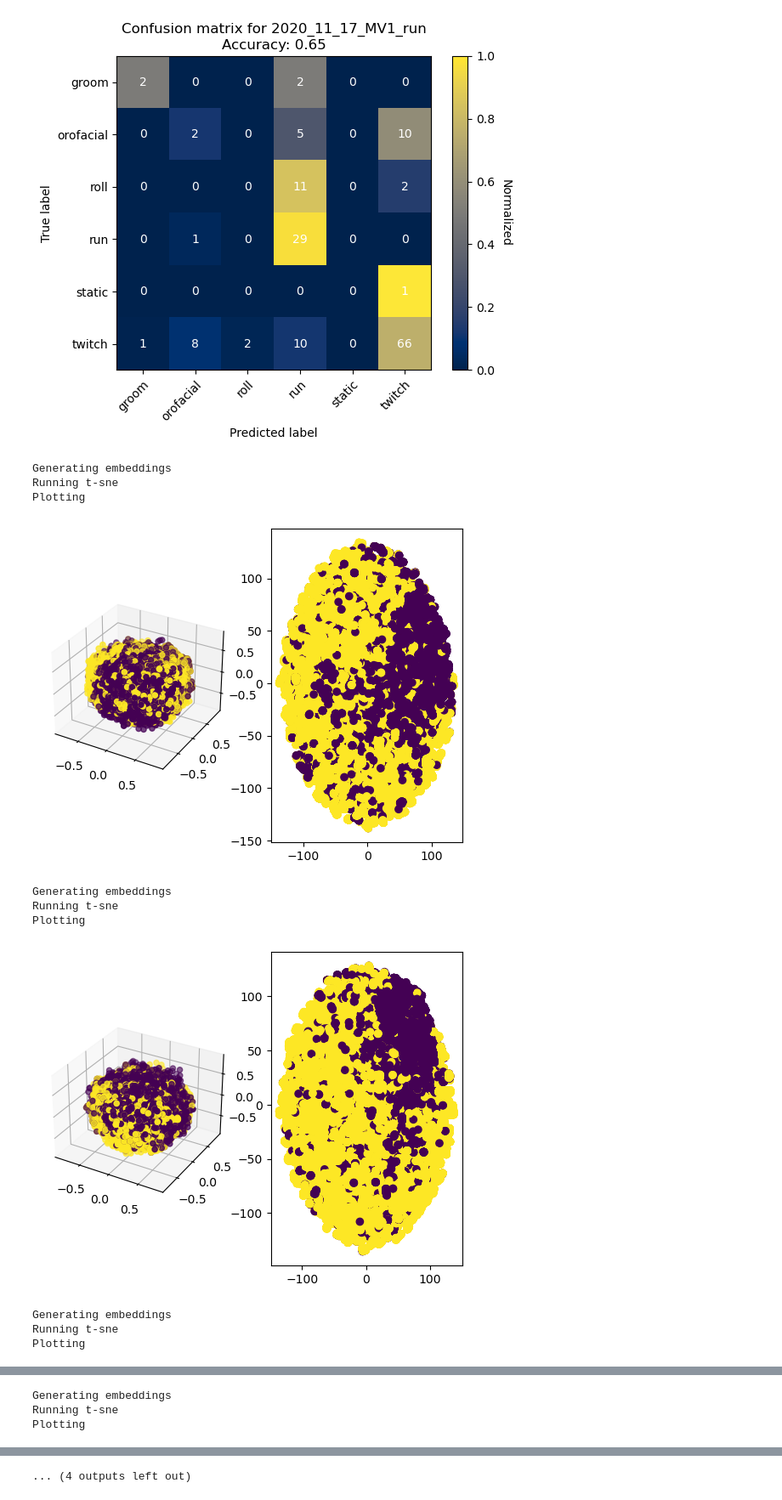
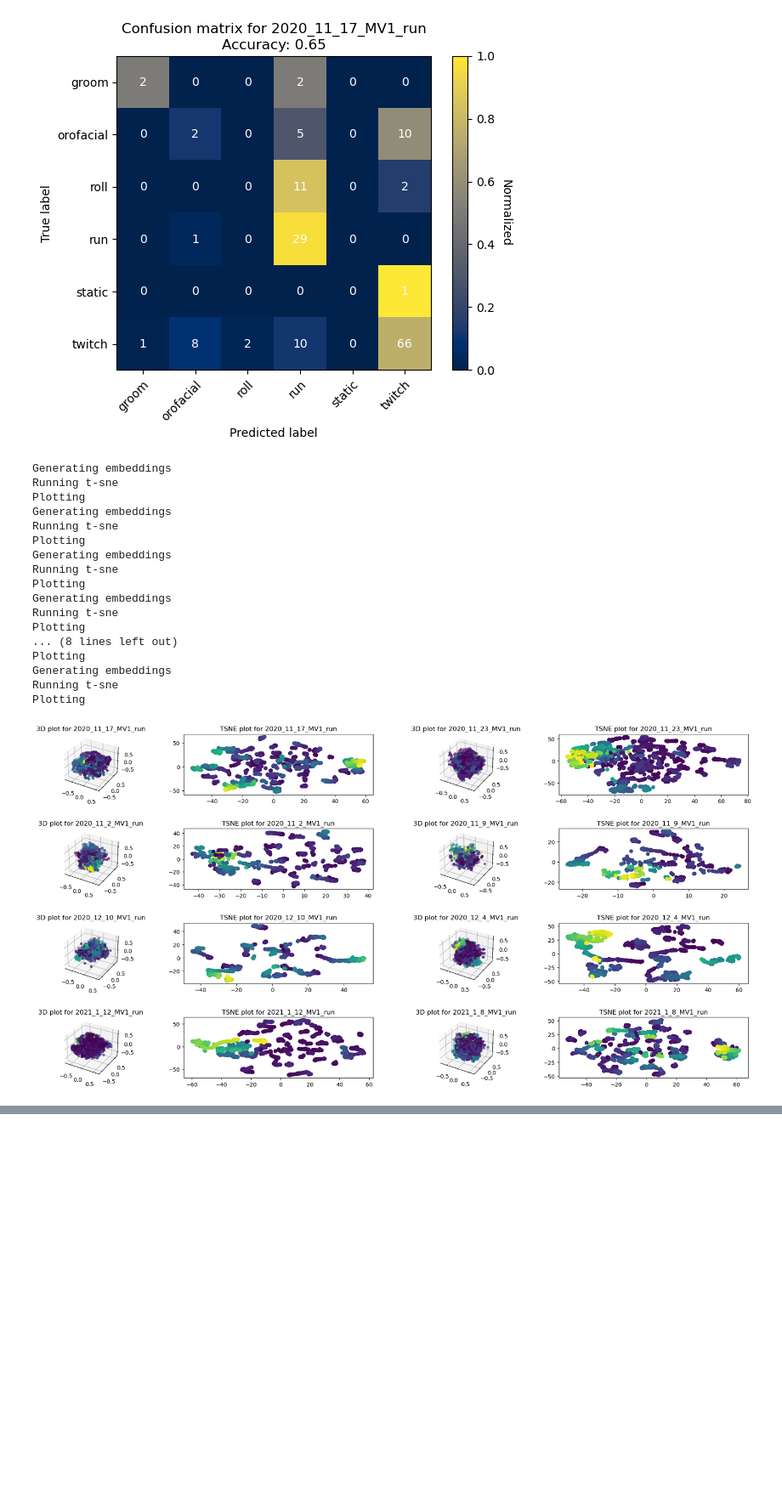
Before and after one commit to Tsuchijo/CEBRA-training, a Jupyter notebook: train_classifier.ipynb, the cells around one changed output, grey strips where cells are left out. Shown at 85% size. Saved outputs shown, nothing was run; the diff lists cells and outputs as text; code cells hidden in the pictures; blank space fills up the shorter version.

```diff
--- a/train_classifier.ipynb
+++ b/train_classifier.ipynb
@@ -18,7 +18,7 @@ from cebra_utils import *
 import pickle
 # %%
 
-data_directory = '/mnt/teams/Tsuchitori/MV1_run_30hz_30frame_brain2behav_DFF_new/'
+data_directory = '/mnt/teams/Tsuchitori/IV2_reaching_30hz_30frame_DFF/'
 neural_data_paths = [ data_directory + 'brain/' + \
                      file for file in os.listdir(data_directory + 'brain/')]
 
@@ -78,5 +76,6 @@ def plot_confusion_matrix(confusion_matrix, labels, title):
 # %%
-model_group = torch.load('models/single_session/cebra_model_list.pt').eval().to('cuda')
+#model_group = torch.load('models/single_session/cebra_model_list.pt').eval().to('cuda')
+model_path = 'models/Water_reaching_single_session/cebra_model_flattened_offset1-'
 # %%
 name_to_model_id = {
     '2020_11_2_MV1_run' : 0,
@@ -154,6 +147,7 @@ Fitting decoder
 from sklearn.neighbors import NearestNeighbors
 
 con_mat = []
+fig, ax = plt.subplots(2, 4, figsize=(20, 10))
 
 for index in range(len(neural_data_paths)):
     embeddings = []
@@ -162,14 +156,19 @@ for index in range(len(neural_data_paths)):
     valid_name = []
     labels = []
     valid_labels = []
+
+
     dataset_name  = neural_data_paths[index].split("/")[-1].split(".")[0]
     temp_data, temp_name = import_data(neural_data_paths[index], lambda x: process_brain(x), min = 0.0, max = 0.8)
     temp_valid_data, temp_valid_name = import_data(neural_data_paths[index], lambda x: process_brain(x), min = 0.8, max = 1)
+
+    model = torch.load(model_path + dataset_name + '.pt').model.eval().to('cuda')
+
     # data.extend(temp_data)
     # valid_data.extend(temp_valid_data)
     print('Generating embeddings')
-    temp_embeddings = flatten_data([model_group[name_to_model_id[dataset_name]](torch.from_numpy(x).float().to('cuda')).to('cpu').detach().numpy() for i, x in enumerate(temp_data)])
-    temp_valid_embeddings = flatten_data([model_group[name_to_model_id[dataset_name]](torch.from_numpy(x).float().to('cuda')).to('cpu').detach().numpy() for i, x in enumerate(temp_valid_data)])
+    temp_embeddings = flatten_data([model(torch.from_numpy(x).float().to('cuda')).to('cpu').detach().numpy() for i, x in enumerate(temp_data)])
+    temp_valid_embeddings = flatten_data([model(torch.from_numpy(x).float().to('cuda')).to('cpu').detach().numpy() for i, x in enumerate(temp_valid_data)])
     embeddings.extend(temp_embeddings)
     valid_embeddings.extend(temp_valid_embeddings)
     name.extend(temp_name)
@@ -193,6 +192,7 @@ for index in range(len(neural_data_paths)):
     pred_labels = decoder.predict(valid_embeddings)
     print(pred_labels)
     confusion = confusion_matrix(np.argmax(valid_labels, axis=1), np.argmax(pred_labels, axis=1))
-    plot_confusion_matrix(confusion, ['nomove', 'move'], f'Confusion matrix for {neural_data_paths[0].split("/")[-1].split(".")[0]}')
+    plot_confusion_matrix(confusion, ['nomove', 'move'], f'Confusion matrix for {neural_data_paths[index].split("/")[-1].split(".")[0]}', ax=ax[index//4, index%4])
     con_mat.append(confusion)
+plt.show()
 # %% [output]
@@ -418,38 +358,55 @@ Fitting decoder
 # %%
 # import sklearn tsne
 from sklearn.manifold import TSNE
-
+# create a 2 subplots for each session:
+# 1. a 3d plot of the embeddings
+# 2. a 2d plot of the embeddings using tsne
+# create  8 subplots with 3d projection
+fig = plt.figure(figsize=(20, 10))
 for index in range(len(neural_data_paths)):
     labels = []
     dataset_name  = neural_data_paths[index].split("/")[-1].split(".")[0]
-    temp_data, temp_name = import_data(neural_data_paths[index], lambda x: process_brain(x), min = 0.0, max = 1)
+    temp_data, temp_name = import_data(neural_data_paths[index], lambda x: process_brain(x), min = 0.0, max = 0.02)
     print('Generating embeddings')
     temp_embeddings = flatten_data([model_group[name_to_model_id[dataset_name]](torch.from_numpy(x).float().to('cuda')).to('cpu').detach().numpy() for i, x in enumerate(temp_data)])
+    j = 0
     for label, data in zip(temp_name, temp_data):
+        j += 1
         if label.split('_')[0] == 'move':
-            labels.extend(np.tile(1,[len(data), 1]))
+            labels.extend(np.arange(len(data)))
         else:
-            labels.extend(np.tile(2,[len(data), 1]))
+            labels.extend(np.arange(len(data)))
+
     # run 3d t-sne on the embeddings
     print('Running t-sne')
     tsne_embeddings = TSNE(n_components=2, metric = 'cosine').fit_transform(temp_embeddings)
     # plot 2 plots, a tsne plot and a 3d subsection of the embeddings
     print('Plotting')
-    fig = plt.figure()
-    ax = fig.add_subplot(121, projection='3d')
-    ax2 = fig.add_subplot(122)
-    ax.scatter(temp_embeddings[:, 0], temp_embeddings[:, 1], temp_embeddings[:, 2], c=labels)
+    ax = fig.add_subplot(4, 4, index * 2 + 1, projection='3d')
+    ax2 = fig.add_subplot(4, 4, index * 2 + 2)
+    ax.scatter(temp_embeddings[:, 0], temp_embeddings[:, 1], temp_embeddings[:, 2], c=labels, cmap='viridis', linewidth=0.5)
+    ax.set_title(f'3D plot for {neural_data_paths[index].split("/")[-1].split(".")[0]}')
     ax2.scatter(tsne_embeddings[:, 0], tsne_embeddings[:, 1], c=labels)
-    plt.show()
+    ax2.set_title(f'TSNE plot for {neural_data_paths[index].split("/")[-1].split(".")[0]}')
+# pad out the fig to prevent text overlap
+fig.tight_layout(pad=3.0)
+plt.show()
 # %% [output]
 Generating embeddings
 Running t-sne
 Plotting
+Generating embeddings
+Running t-sne
+Plotting
+Generating embeddings
+Running t-sne
+Plotting
+Generating embeddings
+Running t-sne
+Plotting
+... (8 lines left out)
+Plotting
+Generating embeddings
+Running t-sne
+Plotting
-[figure, old version]
+[figure, new version]
-Generating embeddings
-Running t-sne
-Plotting
-[figure, removed]
-Generating embeddings
-Running t-sne
-Plotting
@@ -457,3 +412,0 @@ Plotting
-Generating embeddings
-Running t-sne
-Plotting
@@ -469 +412,0 @@ Plotting
-... (4 outputs left out)
```
Also changed, not shown: parts of 5 cells of this notebook, 6 other files.
